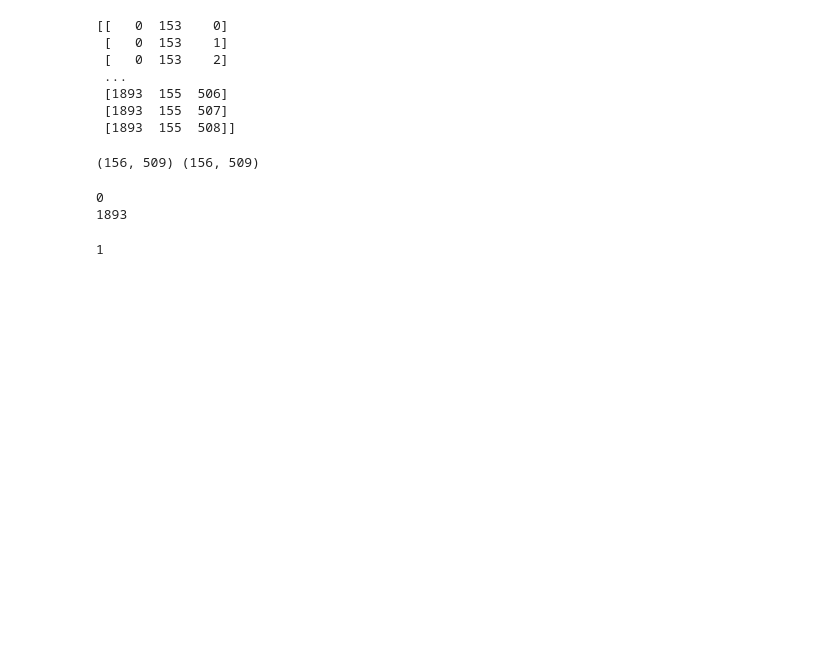
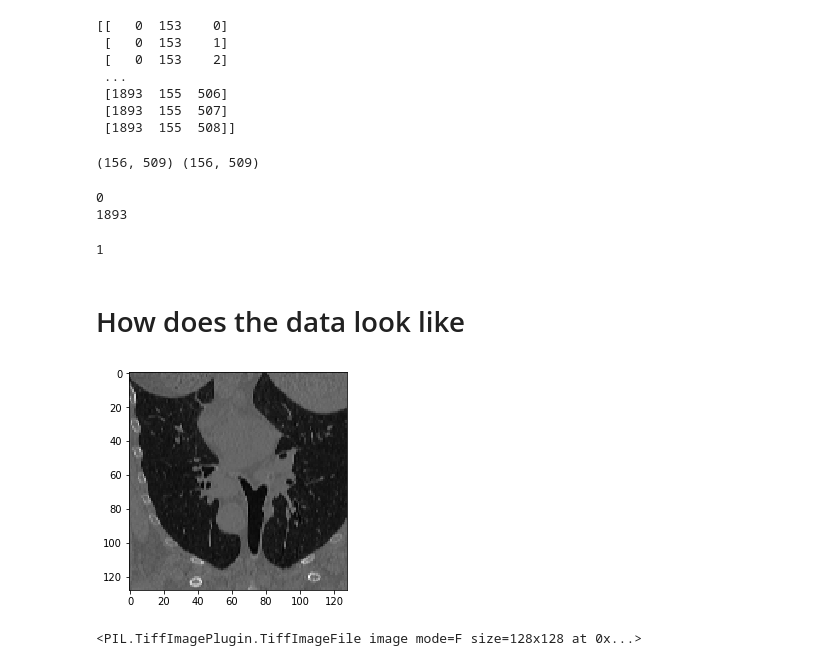
Before and after one commit to momenator/ct-mr-translation, a Jupyter notebook: Untitled.ipynb, the cells around one changed output. Saved outputs shown, nothing was run; the diff lists cells and outputs as text; code cells hidden in the pictures; blank space fills up the shorter version.

```diff
--- a/Untitled.ipynb
+++ b/Untitled.ipynb
@@ -189,3 +240,5 @@ a = zip([1,2], [3,4], [5,6])
 print(np.min(np.array(list(a))))
 # %% [output]
 1
+# %% [markdown]
+# How does the data look like
@@ -191,0 +247,22 @@ print(np.min(np.array(list(a))))
+# %%
+"""
+10000011_1_CT_wb_1000.npz
+10000011_1_CT_wb_1200.npz
+10000011_1_CT_wb_800.npz
+10000082_1_CT_wb_1000.npz
+10000085_1_CT_wb_1000.npz
+10000111_1_CTce_ThAb_1000.npz
+"""
+
+ct_slice = np.load('10000016_1_CT_wb_1000.npz')['data']
+pil_ct_slice = Image.fromarray(ct_slice)
+# %%
+plt.imshow(ct_slice)
+plt.show()
+# %% [output]
+[figure, added]
+# %%
+im = Image.open("test.tiff")
+print(im)
+# %% [output]
+<PIL.TiffImagePlugin.TiffImageFile image mode=F size=128x128 at 0x...>
```
Also changed, not shown: parts of 10 cells of this notebook, 10 other files.
